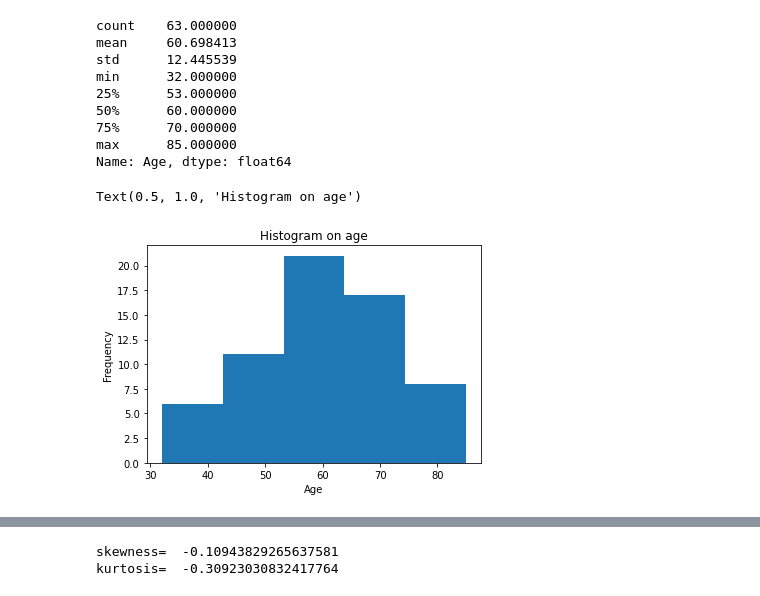
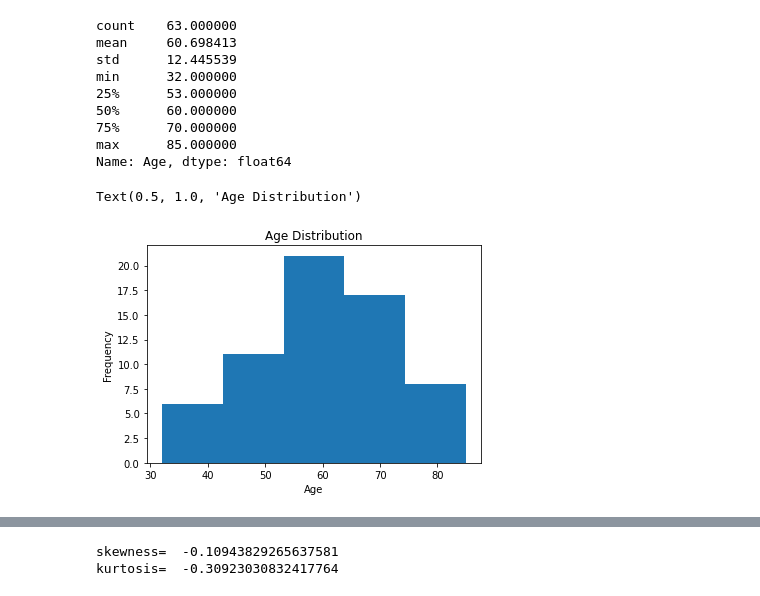
Before and after one commit to mugambiian/Pancreatic-cancer-study, a Jupyter notebook: Cancer_survival_rates_study.ipynb, the cells around one changed output, grey strips where cells are left out. Cells and saved outputs as stored; diff of their text form; code cells hidden in the pictures.

```diff
--- a/Cancer_survival_rates_study.ipynb
+++ b/Cancer_survival_rates_study.ipynb
@@ -76,14 +131,14 @@ Name: Age, dtype: float64
 # %%
 # Check age distribution
 age=df['Age']
 #print(age)
 age.plot(kind='hist',bins=5)
 plt.xlabel('Age')
-plt.title('Histogram on age')
+plt.title('Age Distribution')
 # Data seems nomarlized
 # %% [output]
-Text(0.5, 1.0, 'Histogram on age')
+Text(0.5, 1.0, 'Age Distribution')
-[figure, old version]
+[figure, new version]
 # %%
 # Bar graphs on cancer stages
 stage=df['stage_cancer'].value_counts()
```
Also changed, not shown: parts of 59 cells of this notebook.
